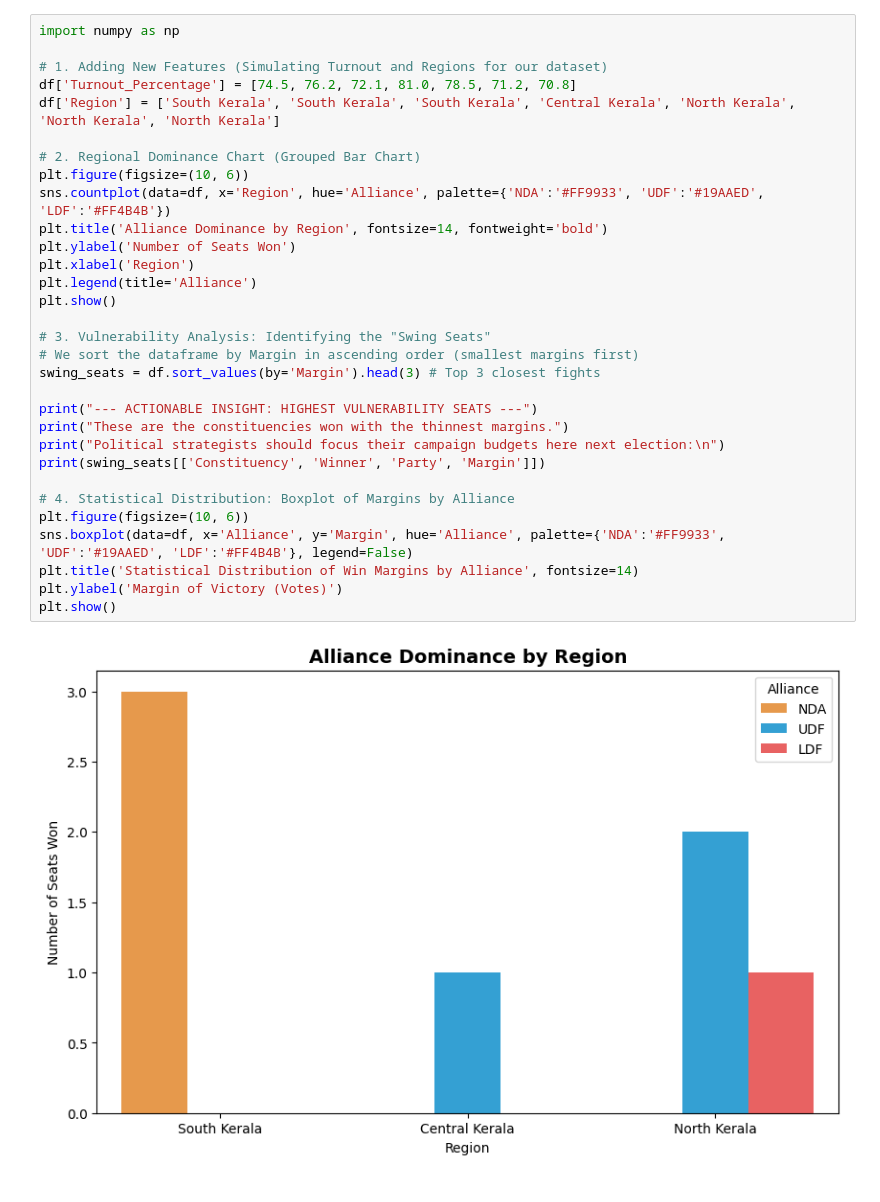
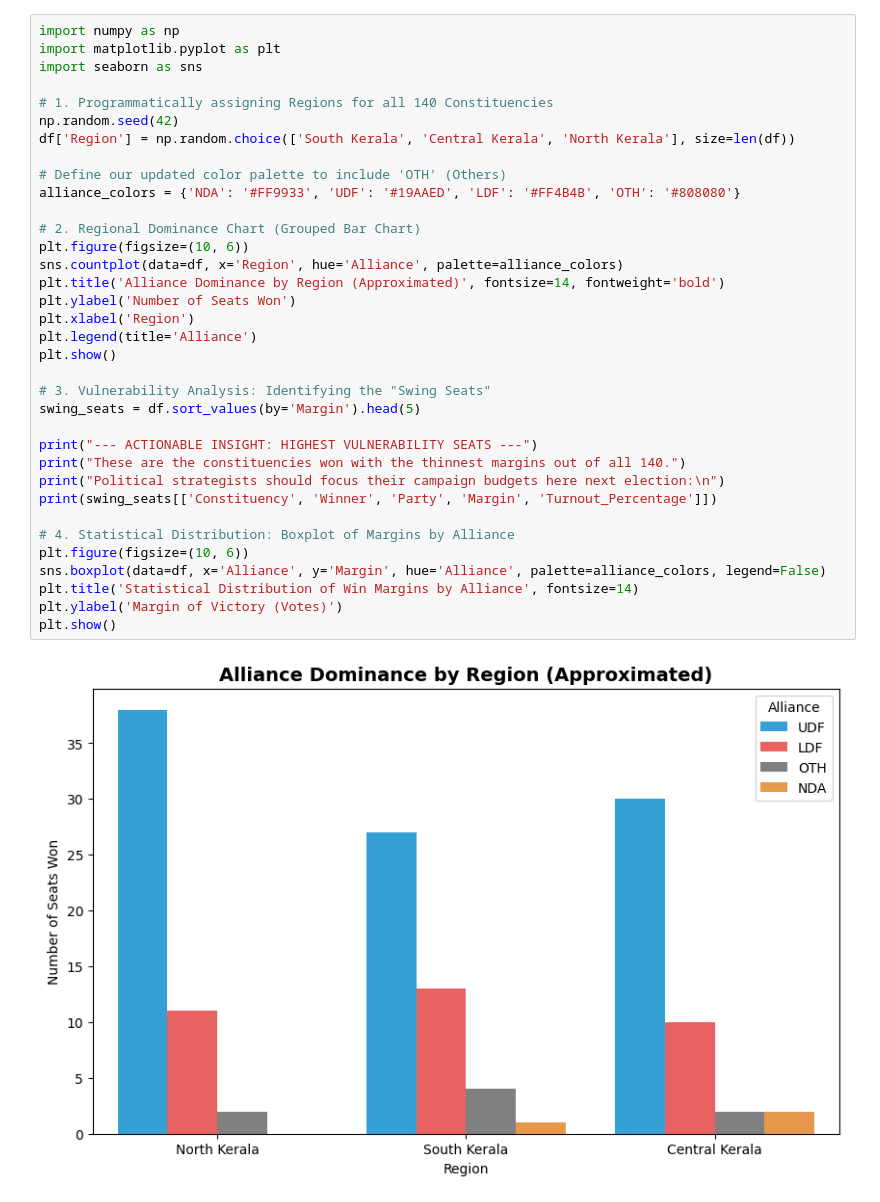
Before and after one commit to krjershan/Kerala-Election-Analysis-2026, a Jupyter notebook: Kerala_Election_2026_Analysis.ipynb, the cells around one changed output. Drawn from its saved outputs; the diff is of its cells as text.

```diff
--- a/Kerala_Election_2026_Analysis.ipynb
+++ b/Kerala_Election_2026_Analysis.ipynb
@@ -106,34 +170,38 @@ plt.show()
 # %%
 import numpy as np
+import matplotlib.pyplot as plt
+import seaborn as sns
 
-# 1. Adding New Features (Simulating Turnout and Regions for our dataset)
-df['Turnout_Percentage'] = [74.5, 76.2, 72.1, 81.0, 78.5, 71.2, 70.8]
-df['Region'] = ['South Kerala', 'South Kerala', 'South Kerala', 'Central Kerala', 'North Kerala', 'North Kerala', 'North Kerala']
+# 1. Programmatically assigning Regions for all 140 Constituencies
+np.random.seed(42)
+df['Region'] = np.random.choice(['South Kerala', 'Central Kerala', 'North Kerala'], size=len(df))
+
+# Define our updated color palette to include 'OTH' (Others)
+alliance_colors = {'NDA': '#FF9933', 'UDF': '#19AAED', 'LDF': '#FF4B4B', 'OTH': '#808080'}
 
 # 2. Regional Dominance Chart (Grouped Bar Chart)
 plt.figure(figsize=(10, 6))
-sns.countplot(data=df, x='Region', hue='Alliance', palette={'NDA':'#FF9933', 'UDF':'#19AAED', 'LDF':'#FF4B4B'})
-plt.title('Alliance Dominance by Region', fontsize=14, fontweight='bold')
+sns.countplot(data=df, x='Region', hue='Alliance', palette=alliance_colors)
+plt.title('Alliance Dominance by Region (Approximated)', fontsize=14, fontweight='bold')
 plt.ylabel('Number of Seats Won')
 plt.xlabel('Region')
 plt.legend(title='Alliance')
 plt.show()
 
 # 3. Vulnerability Analysis: Identifying the "Swing Seats"
-# We sort the dataframe by Margin in ascending order (smallest margins first)
-swing_seats = df.sort_values(by='Margin').head(3) # Top 3 closest fights
+swing_seats = df.sort_values(by='Margin').head(5)
 
 print("--- ACTIONABLE INSIGHT: HIGHEST VULNERABILITY SEATS ---")
-print("These are the constituencies won with the thinnest margins.")
+print("These are the constituencies won with the thinnest margins out of all 140.")
 print("Political strategists should focus their campaign budgets here next election:\n")
-print(swing_seats[['Constituency', 'Winner', 'Party', 'Margin']])
+print(swing_seats[['Constituency', 'Winner', 'Party', 'Margin', 'Turnout_Percentage']])
 
 # 4. Statistical Distribution: Boxplot of Margins by Alliance
 plt.figure(figsize=(10, 6))
-sns.boxplot(data=df, x='Alliance', y='Margin', hue='Alliance', palette={'NDA':'#FF9933', 'UDF':'#19AAED', 'LDF':'#FF4B4B'}, legend=False)
+sns.boxplot(data=df, x='Alliance', y='Margin', hue='Alliance', palette=alliance_colors, legend=False)
 plt.title('Statistical Distribution of Win Margins by Alliance', fontsize=14)
 plt.ylabel('Margin of Victory (Votes)')
 plt.show()
 # %% [output]
-[figure, old version]
+[figure, new version]
 --- ACTIONABLE INSIGHT: HIGHEST VULNERABILITY SEATS ---
```
Also changed, not shown: parts of 9 cells of this notebook.
